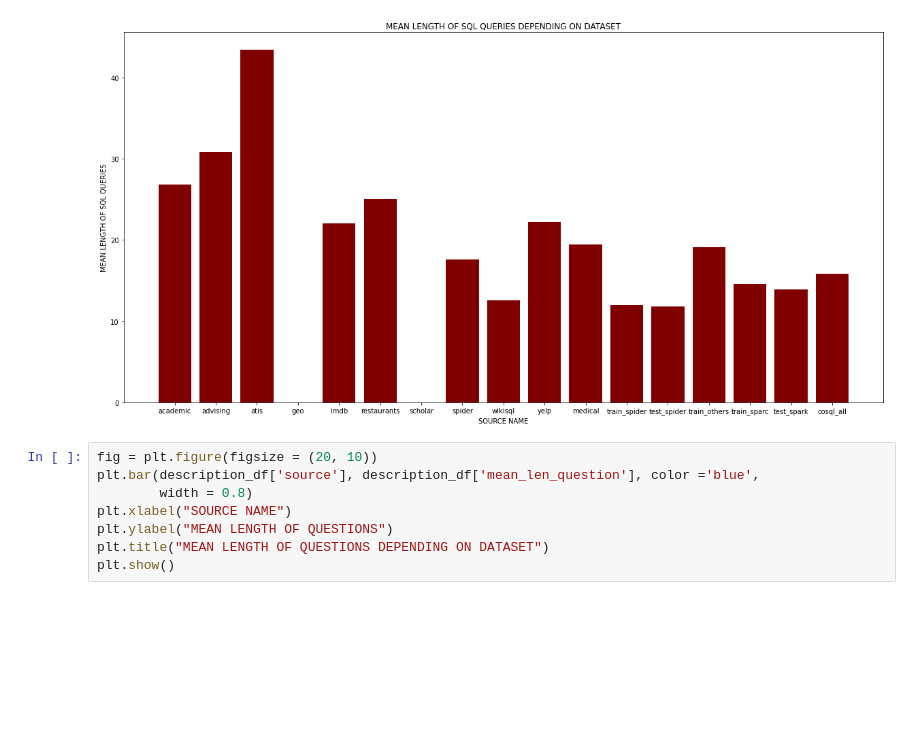
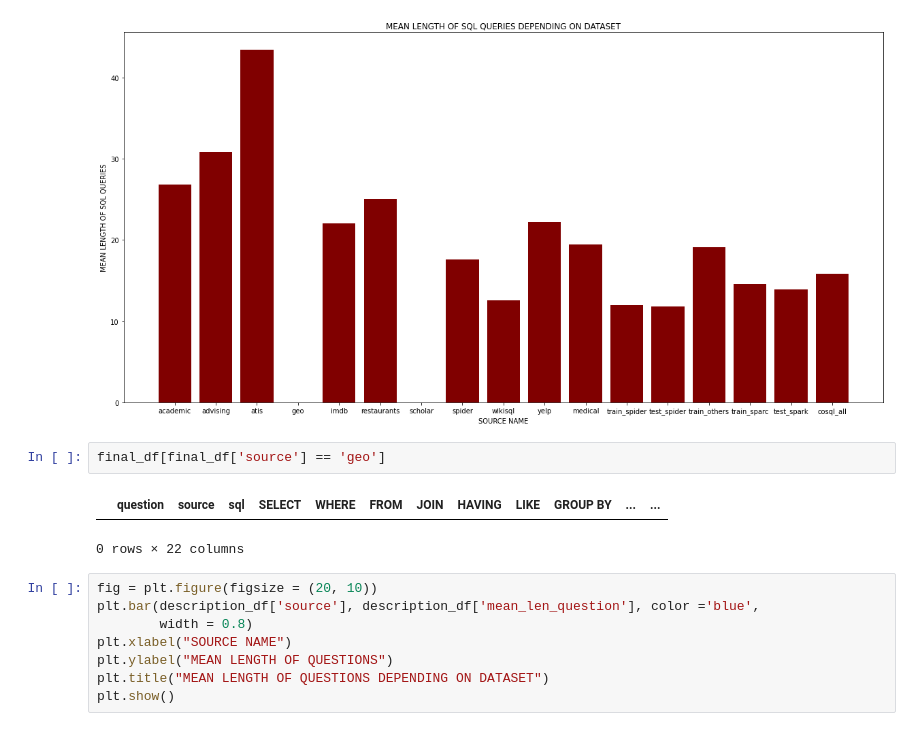
Before and after one commit to anahitxachatryan/textToSql, a Jupyter notebook: EDA/EDA2.ipynb, the cells around one changed output. Saved outputs shown, nothing was run; the diff lists cells and outputs as text; blank space fills up the shorter version.

```diff
--- a/EDA/EDA2.ipynb
+++ b/EDA/EDA2.ipynb
@@ -84,6 +85,11 @@ plt.title("MEAN LENGTH OF SQL QUERIES DEPENDING ON DATASET")
 plt.show()
 # %% [output]
 [figure]
+# %%
+final_df[final_df['source'] == 'geo']
+# %% [output]
+|  | question | source | sql | SELECT | WHERE | FROM | JOIN | HAVING | LIKE | GROUP BY | ... | ... |
+0 rows × 22 columns
 # %%
 fig = plt.figure(figsize = (20, 10))
 plt.bar(description_df['source'], description_df['mean_len_question'], color ='blue',
```
Also changed, not shown: parts of 8 cells of this notebook, 1 other file.
